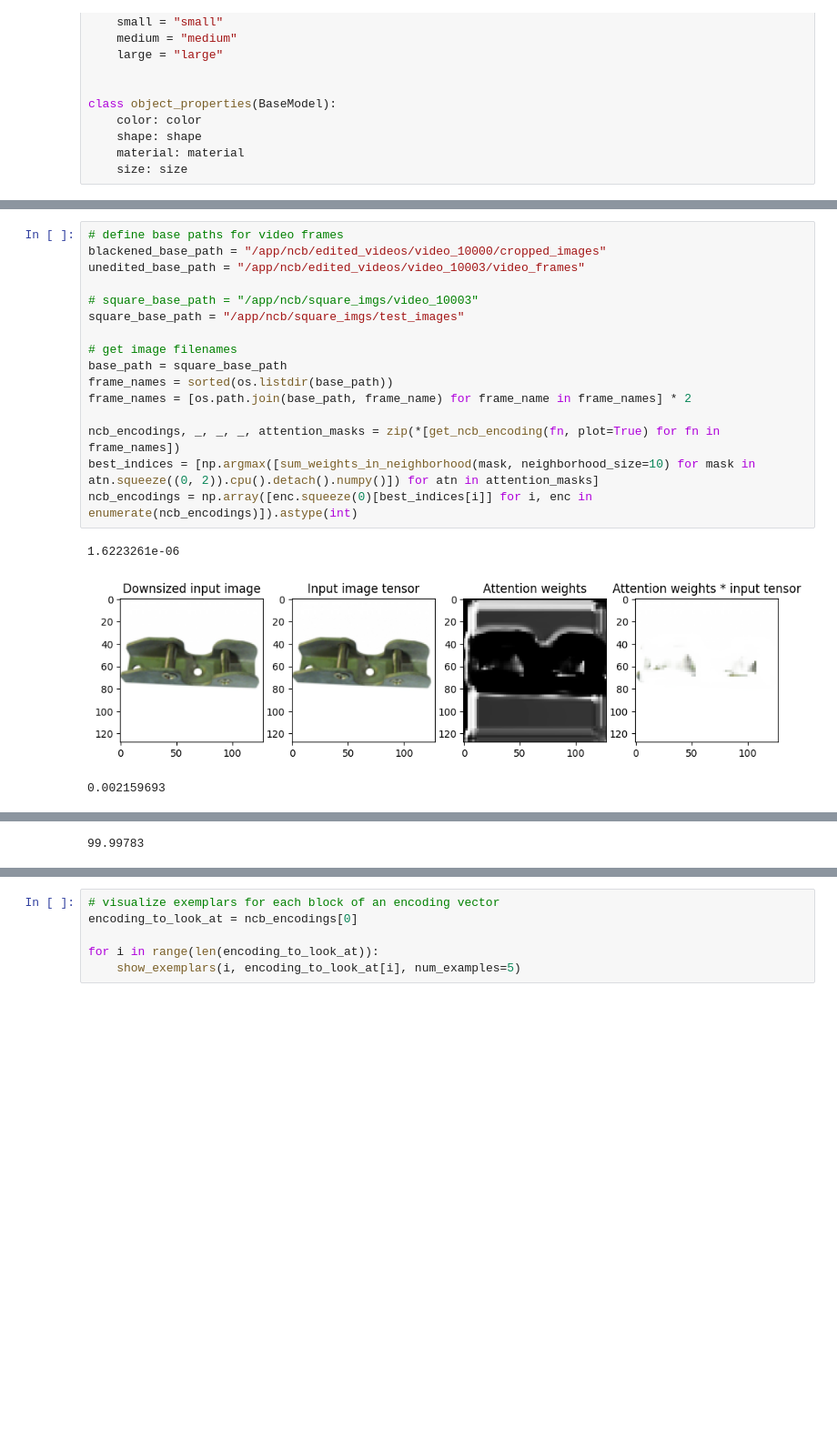
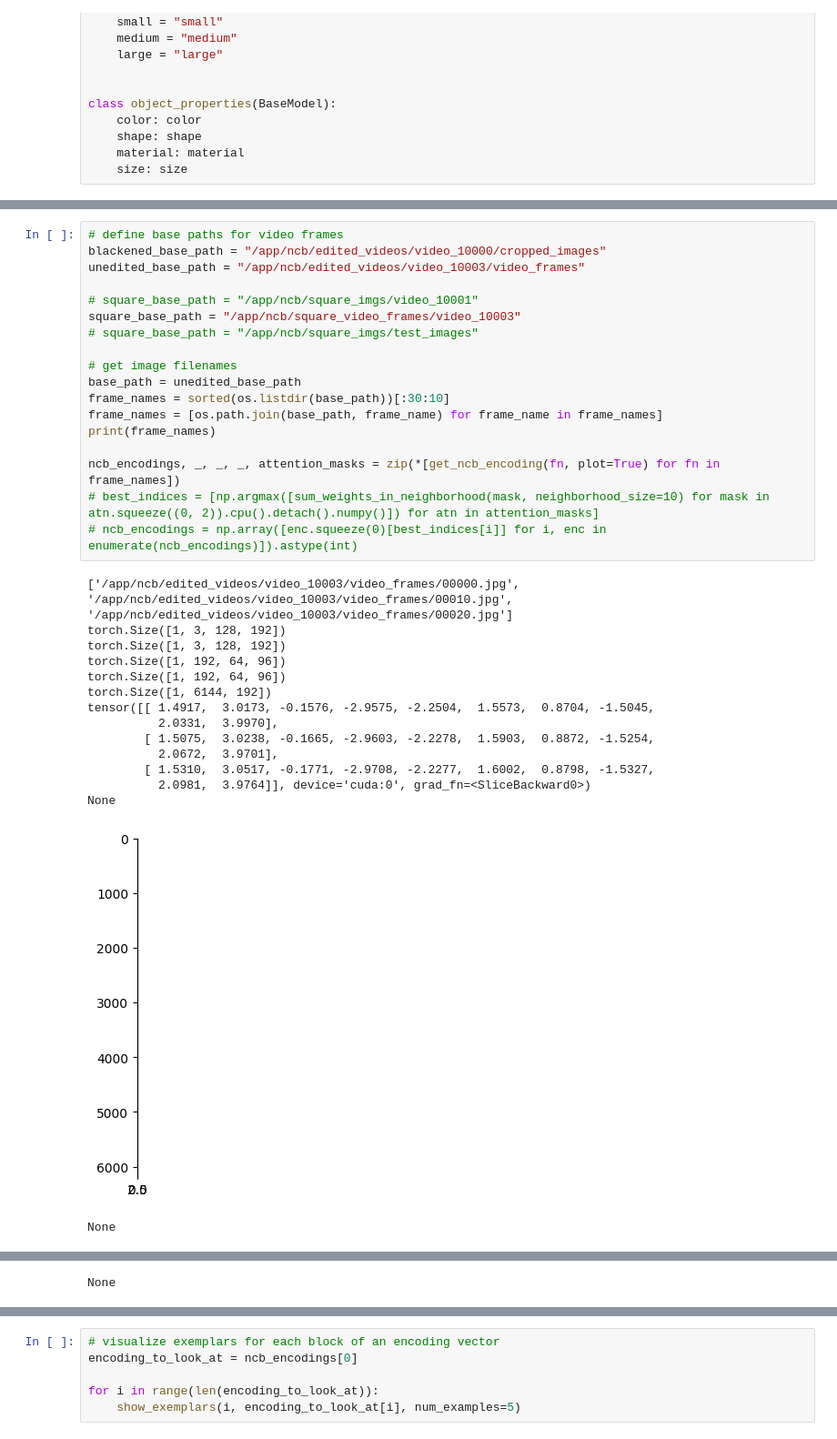
Before and after one commit to erik-gattung/NeuralConceptBinder, a Jupyter notebook: prototype_retrieval.ipynb, the cells around one changed output, grey strips where cells are left out. Shown at 91% size. Drawn from its saved outputs; the diff is of its cells as text; blank space fills up the shorter version.

```diff
--- a/prototype_retrieval.ipynb
+++ b/prototype_retrieval.ipynb
@@ -486,20 +785,34 @@ def plot_attention_masks(img, img_tensor, attns, attns_vis):
 # %%
 # define base paths for video frames
 blackened_base_path = "/app/ncb/edited_videos/video_10000/cropped_images"
 unedited_base_path = "/app/ncb/edited_videos/video_10003/video_frames"
 
-# square_base_path = "/app/ncb/square_imgs/video_10003"
-square_base_path = "/app/ncb/square_imgs/test_images"
+# square_base_path = "/app/ncb/square_imgs/video_10001"
+square_base_path = "/app/ncb/square_video_frames/video_10003"
+# square_base_path = "/app/ncb/square_imgs/test_images"
 
 # get image filenames
-base_path = square_base_path
-frame_names = sorted(os.listdir(base_path))
-frame_names = [os.path.join(base_path, frame_name) for frame_name in frame_names] * 2
+base_path = unedited_base_path
+frame_names = sorted(os.listdir(base_path))[:30:10]
+frame_names = [os.path.join(base_path, frame_name) for frame_name in frame_names]
+print(frame_names)
 
 ncb_encodings, _, _, _, attention_masks = zip(*[get_ncb_encoding(fn, plot=True) for fn in frame_names])
-best_indices = [np.argmax([sum_weights_in_neighborhood(mask, neighborhood_size=10) for mask in atn.squeeze((0, 2)).cpu().detach().numpy()]) for atn in attention_masks]
-ncb_encodings = np.array([enc.squeeze(0)[best_indices[i]] for i, enc in enumerate(ncb_encodings)]).astype(int)
+# best_indices = [np.argmax([sum_weights_in_neighborhood(mask, neighborhood_size=10) for mask in atn.squeeze((0, 2)).cpu().detach().numpy()]) for atn in attention_masks]
+# ncb_encodings = np.array([enc.squeeze(0)[best_indices[i]] for i, enc in enumerate(ncb_encodings)]).astype(int)
 # %% [output]
-1.6223261e-06
+['/app/ncb/edited_videos/video_10003/video_frames/00000.jpg', '/app/ncb/edited_videos/video_10003/video_frames/00010.jpg', '/app/ncb/edited_videos/video_10003/video_frames/00020.jpg']
+torch.Size([1, 3, 128, 192])
+torch.Size([1, 3, 128, 192])
+torch.Size([1, 192, 64, 96])
+torch.Size([1, 192, 64, 96])
+torch.Size([1, 6144, 192])
+tensor([[ 1.4917,  3.0173, -0.1576, -2.9575, -2.2504,  1.5573,  0.8704, -1.5045,
+          2.0331,  3.9970],
+        [ 1.5075,  3.0238, -0.1665, -2.9603, -2.2278,  1.5903,  0.8872, -1.5254,
+          2.0672,  3.9701],
+        [ 1.5310,  3.0517, -0.1771, -2.9708, -2.2277,  1.6002,  0.8798, -1.5327,
+          2.0981,  3.9764]], device='cuda:0', grad_fn=<SliceBackward0>)
+None
-[figure, old version]
+[figure, new version]
-0.002159693
+None
@@ -507 +820 @@ ncb_encodings = np.array([enc.squeeze(0)[best_indices[i]] for i, enc in enumerat
-99.99783
+None
```
Also changed, not shown: parts of 12 cells of this notebook, 1 other file.
